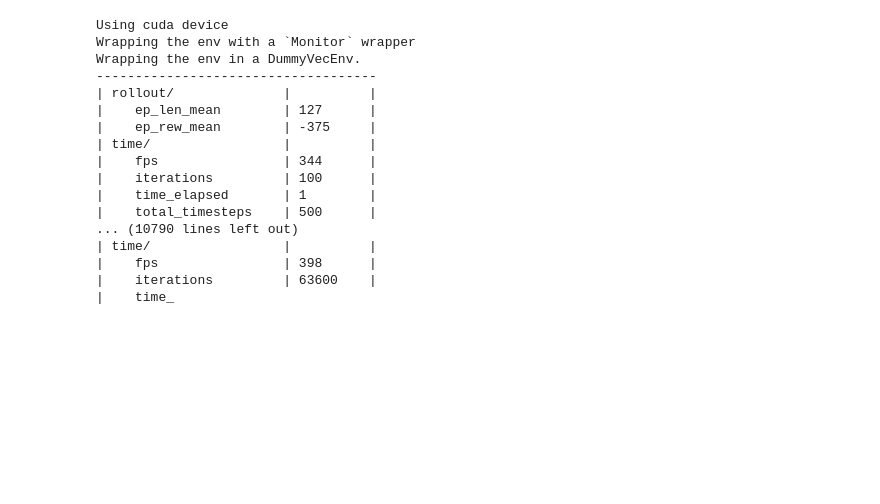
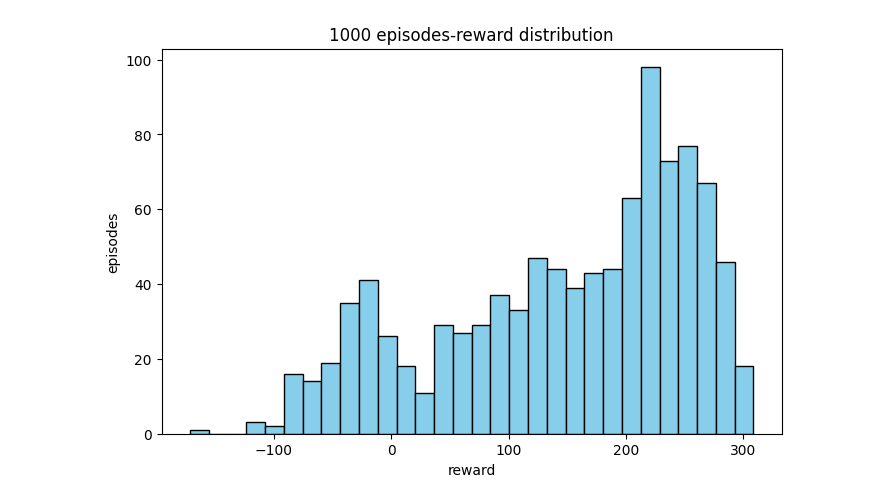
Before and after one commit to songhat/hf_course, a Jupyter notebook: RL/gym/LunarLander.ipynb, the cells around one changed output. Cells and saved outputs as stored; diff of their text form; code cells hidden in the pictures; blank space fills up the shorter version.

```diff
--- a/RL/gym/LunarLander.ipynb
+++ b/RL/gym/LunarLander.ipynb
@@ -76,7 +57,7 @@ def test_agent(agent, env="LunarLander-v3", num_envs=8, num_episodes=1000):
                 if not dones[i]:
                     rewards[i] += step_rewards[i]
                     dones[i] = terminated[i] or truncated[i]
-            next_states = states
+            states = next_states
         total_rewards.extend(rewards)
 
     plt.figure(figsize=(8,5))
@@ -319,19 +286,9 @@ writer.close()
 # %%
-hyperparams = {
-    'lr_pi': 0.001,
-    'lr_v': 0.0002,
-    'gamma': 0.98
-}
-agent = A2C(
-    action_size=4,
-    device='cuda:0',
-    **hyperparams
-)
-# agent.train()
+episodes = config['episodes']
+env_vec = gym.make_vec("LunarLander-v3", num_envs=config['num_env'], vectorization_mode="sync") # 同步环境向量
+
 writer = SummaryWriter(comment="A2C")
-writer.add_hparams(hyperparams, {})
-episodes = 600
-env_vec = gym.make_vec("LunarLander-v3", num_envs=128, vectorization_mode="sync") # 同步环境向量
+writer.add_hparams(config, {})
 for episode in range(episodes):
     states, info = env_vec.reset()
     done = np.array([False])
@@ -352,44 +309,11 @@ for episode in range(episodes):
         critic_loss += losses['critic_loss']
         total_reward += np.mean(rewards)
         t += 1
-        if t > 600:
+        if t > 600: # 感觉有问题，如果不设置就会无限等待下去
             break
 
-    writer.add_scalar('Actor Loss/train', actor_loss, episode)
-    writer.add_scalar('Critic Loss/train', critic_loss, episode)
-    writer.add_scalar('Reward/train', total_reward, episode)
-    writer.add_scalar('Episode Duration/train', t, episode)
 
-writer.close()
+        writer.add_scalar('Actor Loss/train', actor_loss, episode)
+        writer.add_scalar('Critic Loss/train', critic_loss, episode)
+        writer.add_scalar('Reward/train', total_reward, episode)
+        writer.add_scalar('Episode Duration/train', t, episode)
-# %%
-from stable_baselines3 import A2C
-model = A2C("MlpPolicy", env, verbose=1)
-model.learn(total_timesteps=1_000_000)
-
-vec_env = model.get_env()
-obs = vec_env.reset()
-for i in range(1000):
-    action, _state = model.predict(obs, deterministic=True)
-    obs, reward, done, info = vec_env.step(action)
-    # VecEnv resets automatically
-    # if done:
-    #   obs = vec_env.reset()
-    print(reward)
-# %% [output]
-Using cuda device
-Wrapping the env with a `Monitor` wrapper
-Wrapping the env in a DummyVecEnv.
-------------------------------------
-| rollout/              |          |
-|    ep_len_mean        | 127      |
-|    ep_rew_mean        | -375     |
-| time/                 |          |
-|    fps                | 344      |
-|    iterations         | 100      |
-|    time_elapsed       | 1        |
-|    total_timesteps    | 500      |
-... (10790 lines left out)
-| time/                 |          |
-|    fps                | 398      |
-|    iterations         | 63600    |
-|    time_
@@ -395,0 +323,6 @@ Wrapping the env in a DummyVecEnv.
+# %%
+agent.load("./models/a2c_lunarlander.pth")
+# %%
+test_agent(agent)
+# %% [output]
+[figure, added]
```
Also changed, not shown: parts of 16 cells of this notebook, 10 other files.
